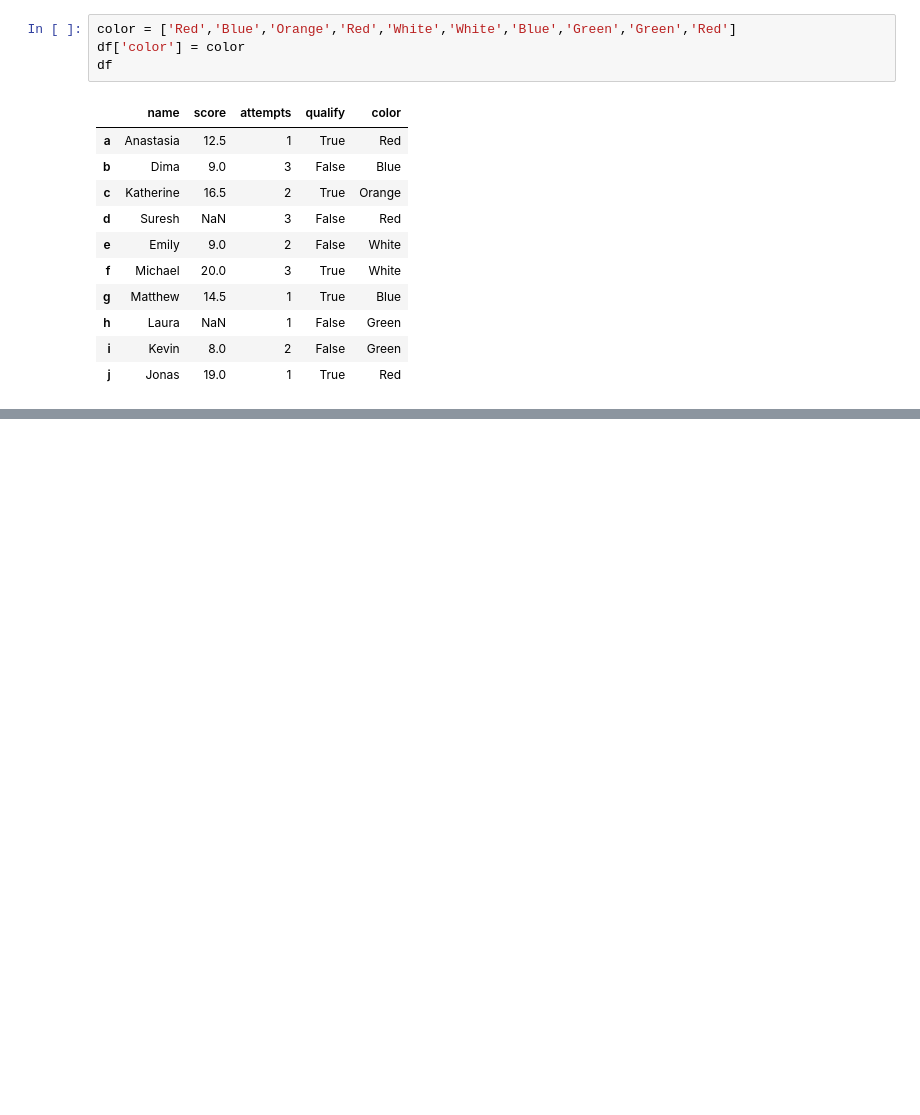
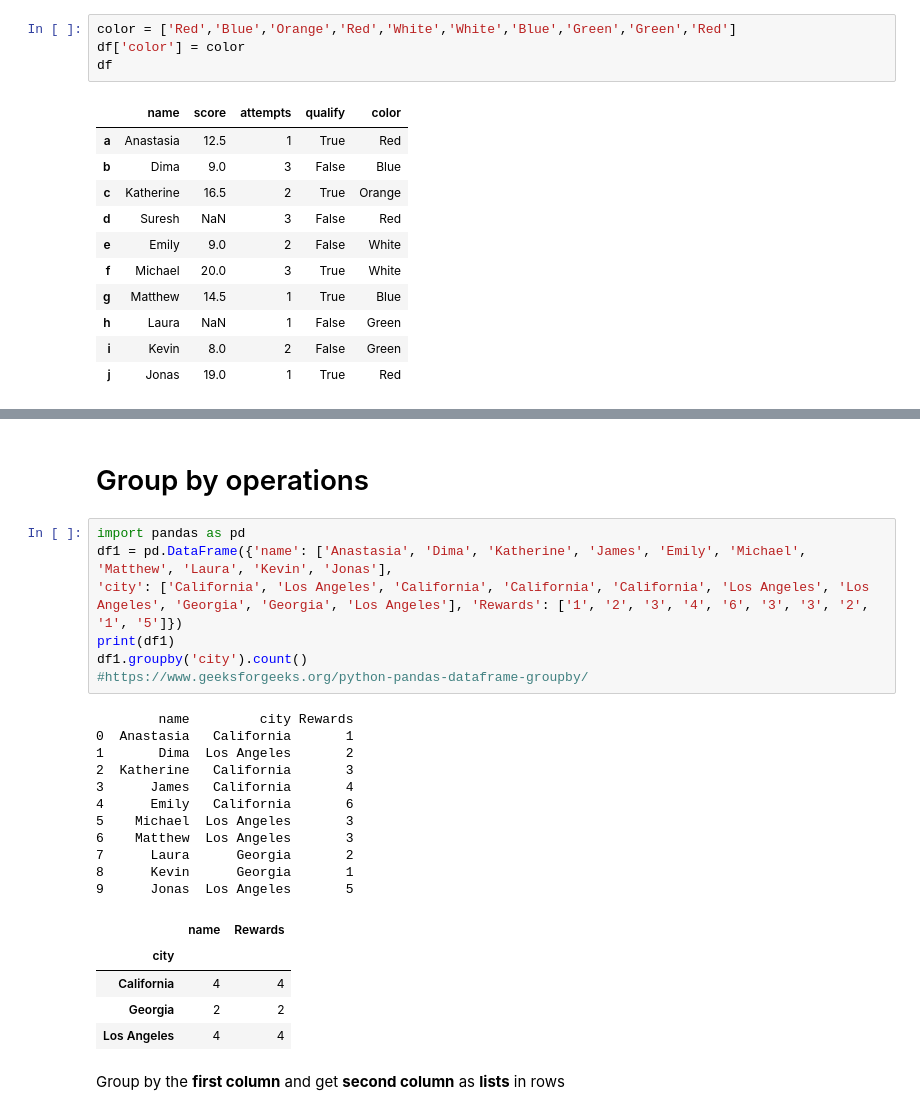
Before and after one commit to aptr288/Python_Toolbox, a Jupyter notebook: Pandas_Operations.ipynb, the cells around one changed output, grey strips where cells are left out. Saved outputs shown, nothing was run; the diff lists cells and outputs as text; blank space fills up the shorter version.

```diff
--- a/Pandas_Operations.ipynb
+++ b/Pandas_Operations.ipynb
@@ -463,0 +627,28 @@ df
+# %% [markdown]
+# Group by operations
+# %%
+import pandas as pd
+df1 = pd.DataFrame({'name': ['Anastasia', 'Dima', 'Katherine', 'James', 'Emily', 'Michael', 'Matthew', 'Laura', 'Kevin', 'Jonas'],
+'city': ['California', 'Los Angeles', 'California', 'California', 'California', 'Los Angeles', 'Los Angeles', 'Georgia', 'Georgia', 'Los Angeles'], 'Rewards': ['1', '2', '3', '4', '6', '3', '3', '2', '1', '5']})
+print(df1)
+df1.groupby('city').count()
+#https://www.geeksforgeeks.org/python-pandas-dataframe-groupby/
+# %% [output]
+        name         city Rewards
+0  Anastasia   California       1
+1       Dima  Los Angeles       2
+2  Katherine   California       3
+3      James   California       4
+4      Emily   California       6
+5    Michael  Los Angeles       3
+6    Matthew  Los Angeles       3
+7      Laura      Georgia       2
+8      Kevin      Georgia       1
+9      Jonas  Los Angeles       5
+|  | name | Rewards |
+| city |  |  |
+| California | 4 | 4 |
+| Georgia | 2 | 2 |
+| Los Angeles | 4 | 4 |
+# %% [markdown]
+Group by the **first column** and get **second column** as **lists** in rows
```
Also changed, not shown: parts of 45 cells of this notebook.
